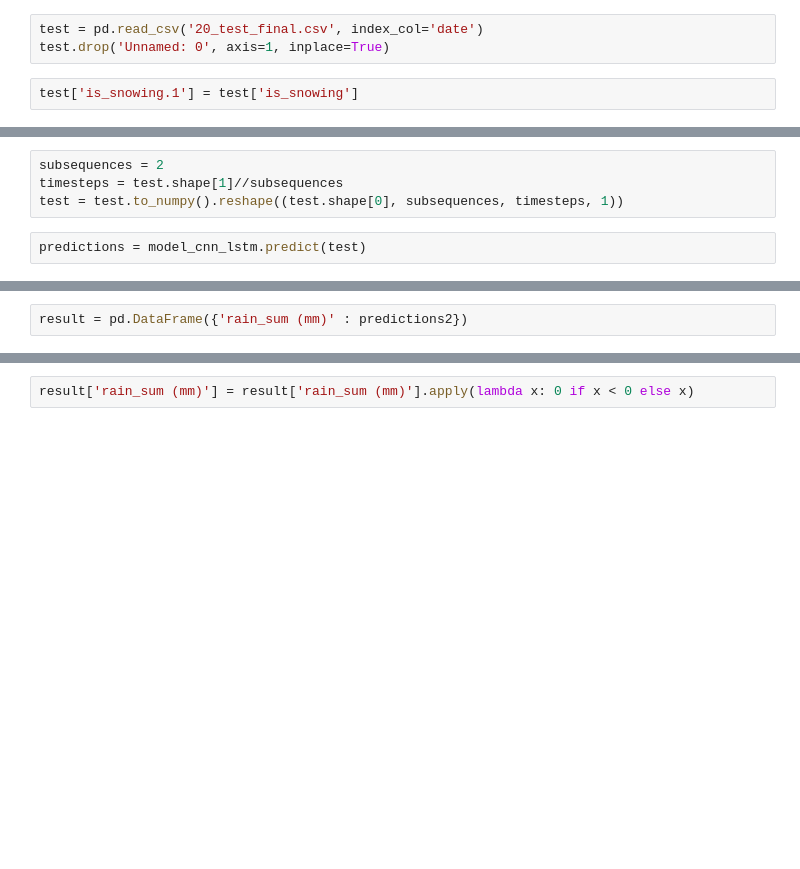
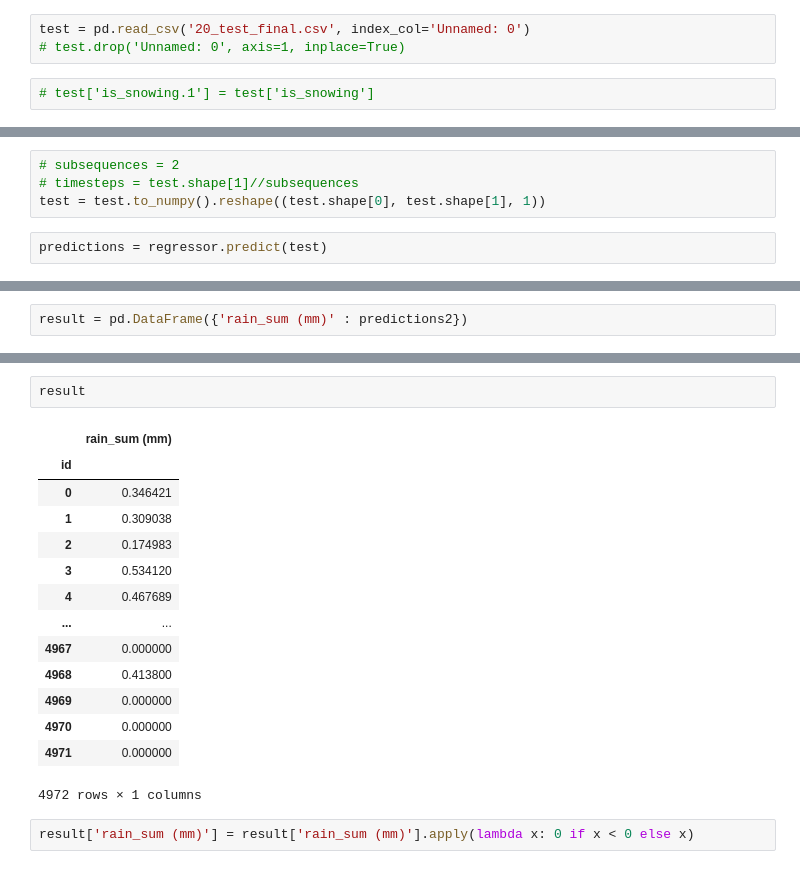
Before and after one commit to damahindra/BCC_FUGAZZI-in-Datavidia-2023, a Jupyter notebook: workspace_tambahan_rangga.ipynb, the cells around one changed output, grey strips where cells are left out. Cells and saved outputs as stored; diff of their text form; blank space fills up the shorter version.

```diff
--- a/workspace_tambahan_rangga.ipynb
+++ b/workspace_tambahan_rangga.ipynb
@@ -249,10 +290,10 @@ Epoch 99/100
 Epoch 100/100
 328/328 [==============================] - 4s 12ms/step - loss: 36.3202
 # %%
-test = pd.read_csv('20_test_final.csv', index_col='date')
-test.drop('Unnamed: 0', axis=1, inplace=True)
+test = pd.read_csv('20_test_final.csv', index_col='Unnamed: 0')
+# test.drop('Unnamed: 0', axis=1, inplace=True)
 # %%
-test['is_snowing.1'] = test['is_snowing']
+# test['is_snowing.1'] = test['is_snowing']
 # %%
 test
 # %% [output]
@@ -296,9 +341,9 @@ test.shape
 # %%
-subsequences = 2
-timesteps = test.shape[1]//subsequences
-test = test.to_numpy().reshape((test.shape[0], subsequences, timesteps, 1))
+# subsequences = 2
+# timesteps = test.shape[1]//subsequences
+test = test.to_numpy().reshape((test.shape[0], test.shape[1], 1))
 # %%
-predictions = model_cnn_lstm.predict(test)
+predictions = regressor.predict(test)
 # %%
 predictions.shape
 # %% [output]
@@ -310,3 +366,20 @@ result = pd.DataFrame({'rain_sum (mm)' : predictions2})
+# %%
+result
+# %% [output]
+|  | rain_sum (mm) |
+| id |  |
+| 0 | 0.346421 |
+| 1 | 0.309038 |
+| 2 | 0.174983 |
+| 3 | 0.534120 |
+| 4 | 0.467689 |
+| ... | ... |
+| 4967 | 0.000000 |
+| 4968 | 0.413800 |
+| 4969 | 0.000000 |
+| 4970 | 0.000000 |
+| 4971 | 0.000000 |
+4972 rows × 1 columns
 # %%
 result['rain_sum (mm)'] = result['rain_sum (mm)'].apply(lambda x: 0 if x < 0 else x)
 # %%
```
Also changed, not shown: parts of 10 cells of this notebook, 4 other files.
